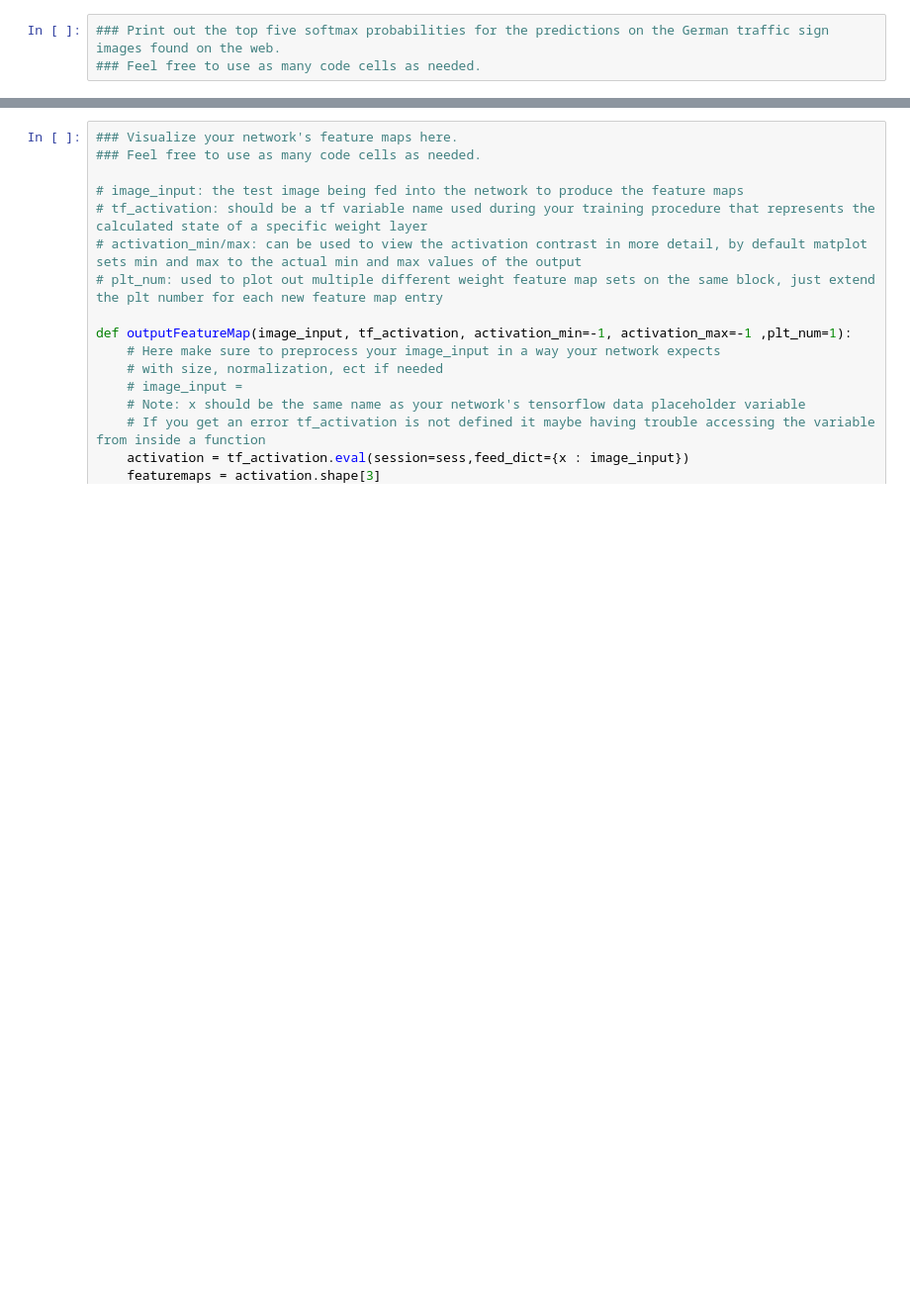
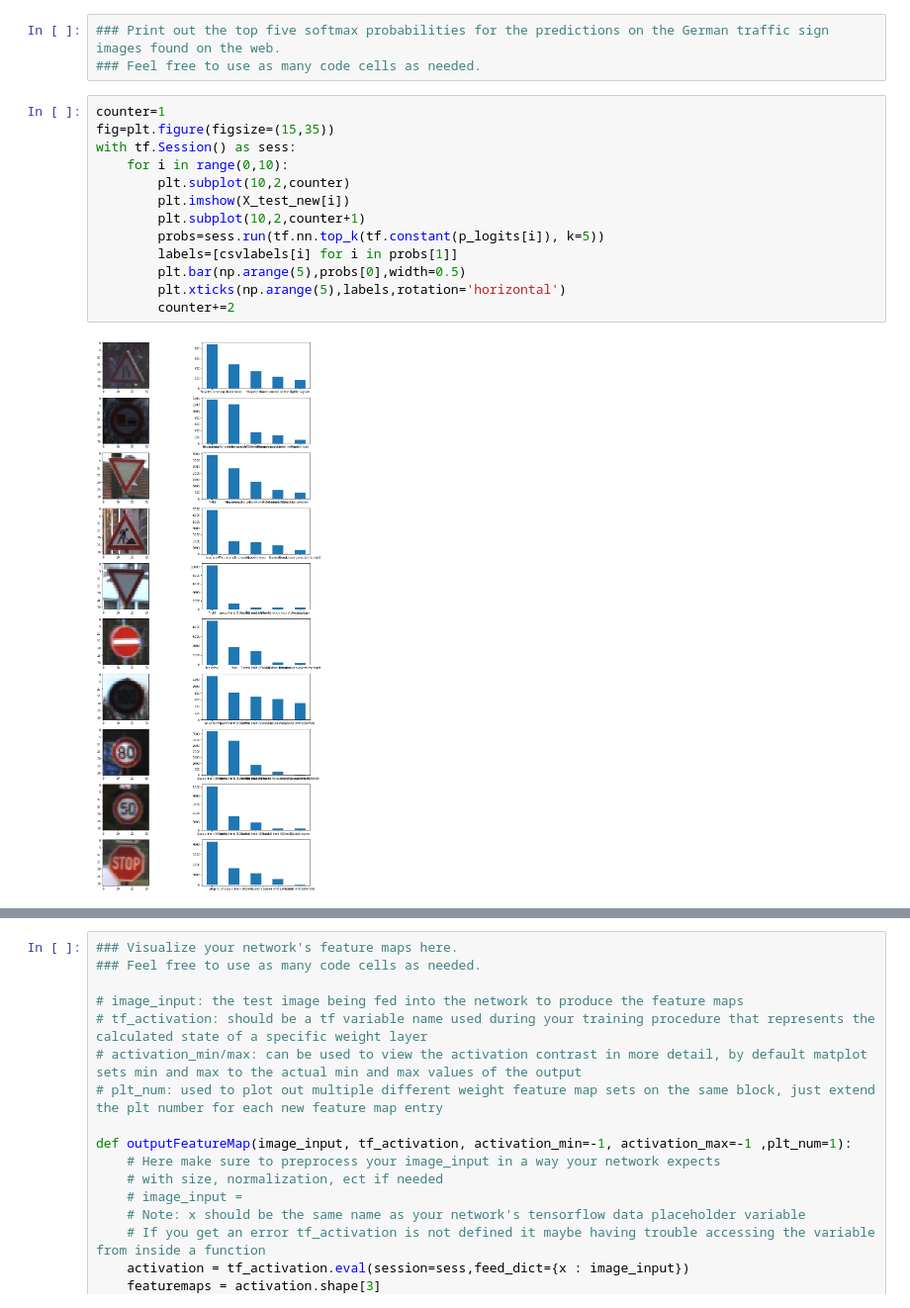
Before and after one commit to vinaykumarhs2020/CarND-Traffic-Sign-Classifier-Project, a Jupyter notebook: Traffic_Sign_Classifier.ipynb, the cells around one changed output, grey strips where cells are left out. Shown at 99% size. Drawn from its saved outputs; the diff is of its cells as text; blank space fills up the shorter version.

```diff
--- a/Traffic_Sign_Classifier.ipynb
+++ b/Traffic_Sign_Classifier.ipynb
@@ -383,6 +524,21 @@ Looking just at the first row we get `[ 0.34763842,  0.24879643,  0.12789202]`,
 # %%
 ### Print out the top five softmax probabilities for the predictions on the German traffic sign images found on the web.
 ### Feel free to use as many code cells as needed.
+# %%
+counter=1
+fig=plt.figure(figsize=(15,35))
+with tf.Session() as sess:
+    for i in range(0,10):
+        plt.subplot(10,2,counter)
+        plt.imshow(X_test_new[i])
+        plt.subplot(10,2,counter+1)
+        probs=sess.run(tf.nn.top_k(tf.constant(p_logits[i]), k=5))
+        labels=[csvlabels[i] for i in probs[1]]
+        plt.bar(np.arange(5),probs[0],width=0.5)
+        plt.xticks(np.arange(5),labels,rotation='horizontal')
+        counter+=2
+# %% [output]
+[figure, added]
 # %% [markdown]
 ---
 
```
Also changed, not shown: parts of 19 cells of this notebook.
